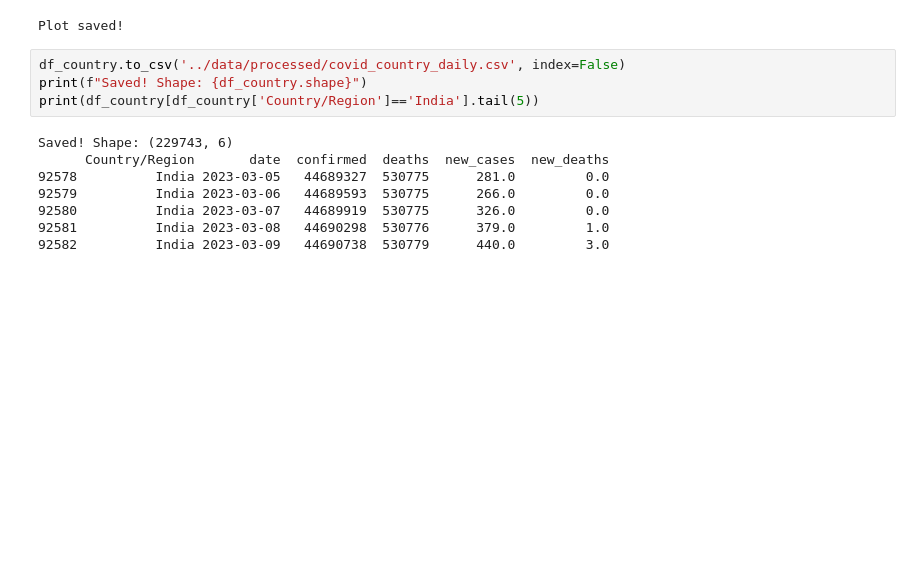
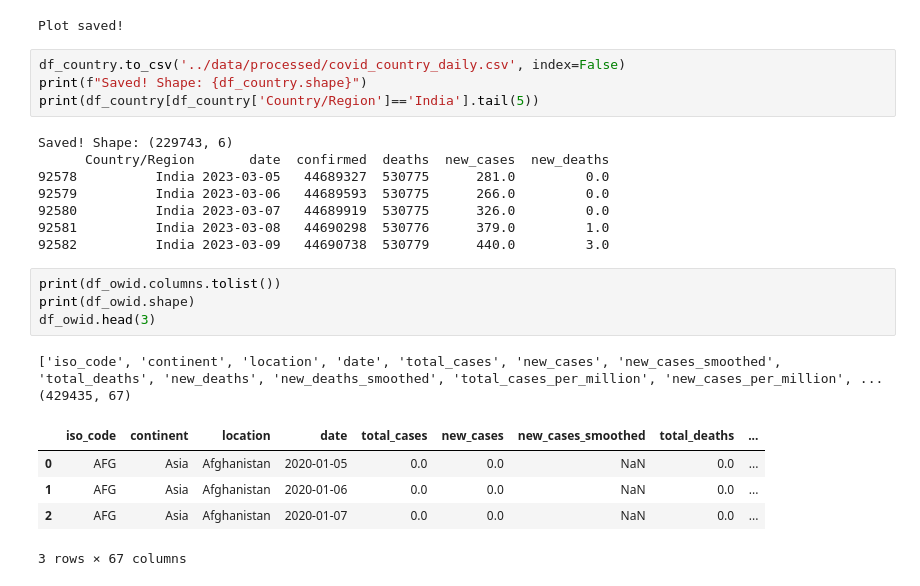
Before and after one commit to Sach11nnn/RogVision, a Jupyter notebook: notebooks/01_eda.ipynb, the cells around one changed output. Drawn from its saved outputs; the diff is of its cells as text; blank space fills up the shorter version.

```diff
--- a/notebooks/01_eda.ipynb
+++ b/notebooks/01_eda.ipynb
@@ -144,3 +144,15 @@ Saved! Shape: (229743, 6)
 92580          India 2023-03-07   44689919  530775      326.0         0.0
 92581          India 2023-03-08   44690298  530776      379.0         1.0
 92582          India 2023-03-09   44690738  530779      440.0         3.0
+# %%
+print(df_owid.columns.tolist())
+print(df_owid.shape)
+df_owid.head(3)
+# %% [output]
+['iso_code', 'continent', 'location', 'date', 'total_cases', 'new_cases', 'new_cases_smoothed', 'total_deaths', 'new_deaths', 'new_deaths_smoothed', 'total_cases_per_million', 'new_cases_per_million', ...
+(429435, 67)
+|  | iso_code | continent | location | date | total_cases | new_cases | new_cases_smoothed | total_deaths | ... |
+| 0 | AFG | Asia | Afghanistan | 2020-01-05 | 0.0 | 0.0 | NaN | 0.0 | ... |
+| 1 | AFG | Asia | Afghanistan | 2020-01-06 | 0.0 | 0.0 | NaN | 0.0 | ... |
+| 2 | AFG | Asia | Afghanistan | 2020-01-07 | 0.0 | 0.0 | NaN | 0.0 | ... |
+3 rows × 67 columns
```
Also changed, not shown: parts of 4 cells of this notebook.
